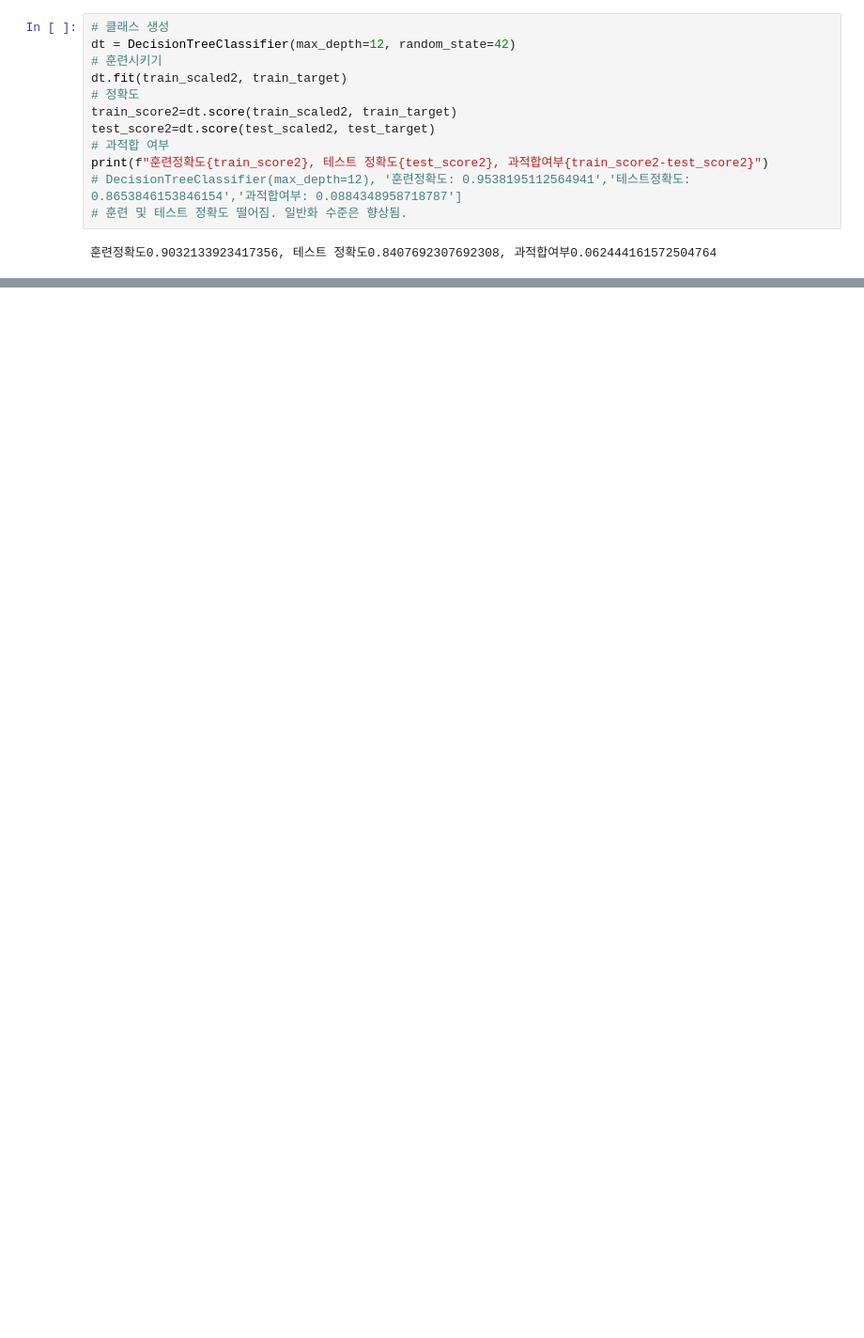
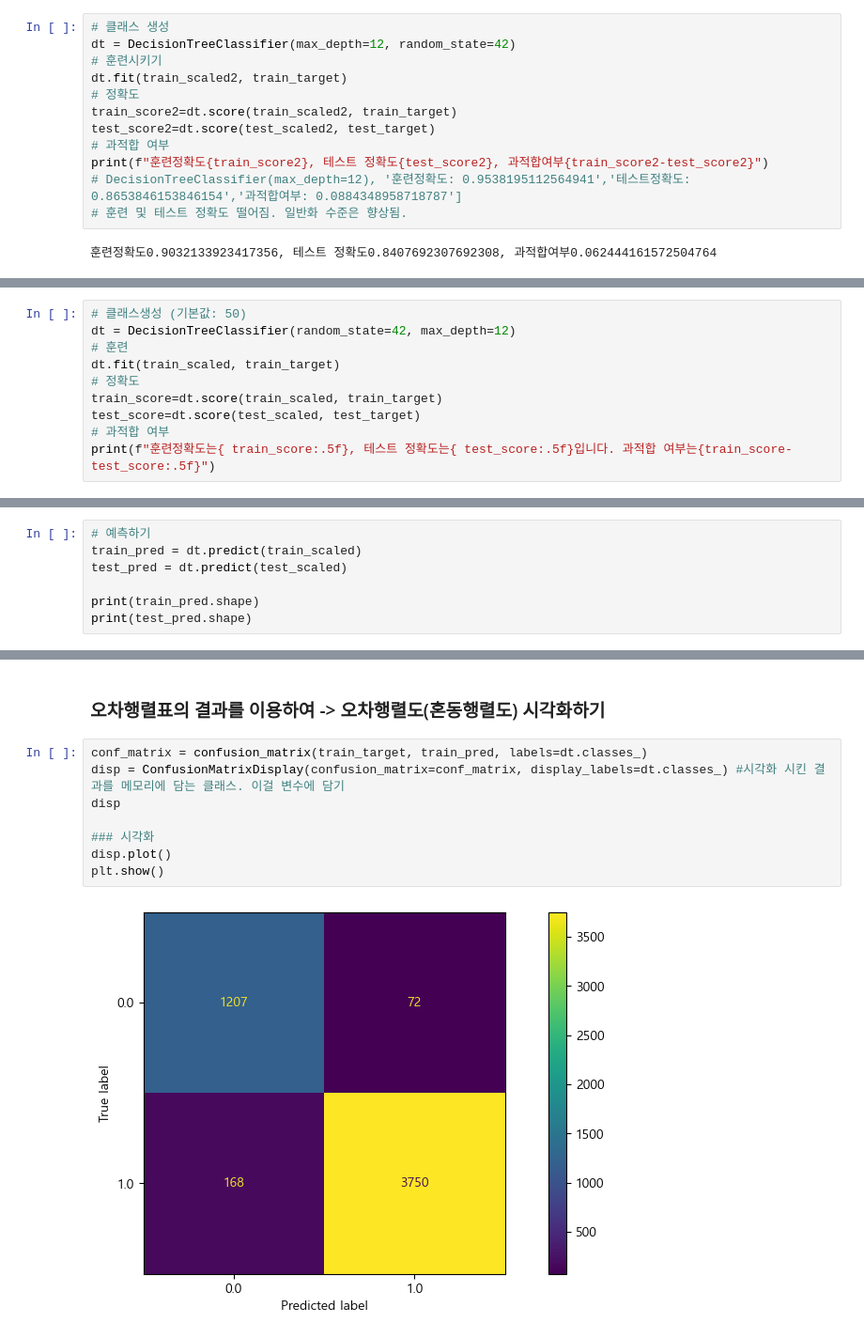
Before and after one commit to Trymind0419/01_Machine_Learning, a Jupyter notebook: 9day_Classifier_Model_Base/01_Classifier_DecisionTree_Model.ipynb, the cells around one changed output, grey strips where cells are left out. Shown at 94% size. Drawn from its saved outputs; the diff is of its cells as text; blank space fills up the shorter version.

```diff
--- a/9day_Classifier_Model_Base/01_Classifier_DecisionTree_Model.ipynb
+++ b/9day_Classifier_Model_Base/01_Classifier_DecisionTree_Model.ipynb
@@ -620,0 +618,10 @@ print(f"훈련정확도{train_score2}, 테스트 정확도{test_score2}, 과적
+# %%
+# 클래스생성 (기본값: 50)
+dt = DecisionTreeClassifier(random_state=42, max_depth=12)
+# 훈련
+dt.fit(train_scaled, train_target)
+# 정확도
+train_score=dt.score(train_scaled, train_target)
+test_score=dt.score(test_scaled, test_target)
+# 과적합 여부
+print(f"훈련정확도는{ train_score:.5f}, 테스트 정확도는{ test_score:.5f}입니다. 과적합 여부는{train_score-test_score:.5f}")
@@ -620,0 +663,7 @@ print(f"훈련정확도{train_score2}, 테스트 정확도{test_score2}, 과적
+# %%
+# 예측하기
+train_pred = dt.predict(train_scaled)
+test_pred = dt.predict(test_scaled)
+
+print(train_pred.shape)
+print(test_pred.shape)
@@ -620,0 +696,12 @@ print(f"훈련정확도{train_score2}, 테스트 정확도{test_score2}, 과적
+# %% [markdown]
+### 오차행렬표의 결과를 이용하여 -> 오차행렬도(혼동행렬도) 시각화하기
+# %%
+conf_matrix = confusion_matrix(train_target, train_pred, labels=dt.classes_)
+disp = ConfusionMatrixDisplay(confusion_matrix=conf_matrix, display_labels=dt.classes_) #시각화 시킨 결과를 메모리에 담는 클래스. 이걸 변수에 담기
+disp
+
+### 시각화
+disp.plot()
+plt.show()
+# %% [output]
+[figure, added]
```
Also changed, not shown: parts of 15 cells of this notebook, 11 other files.
